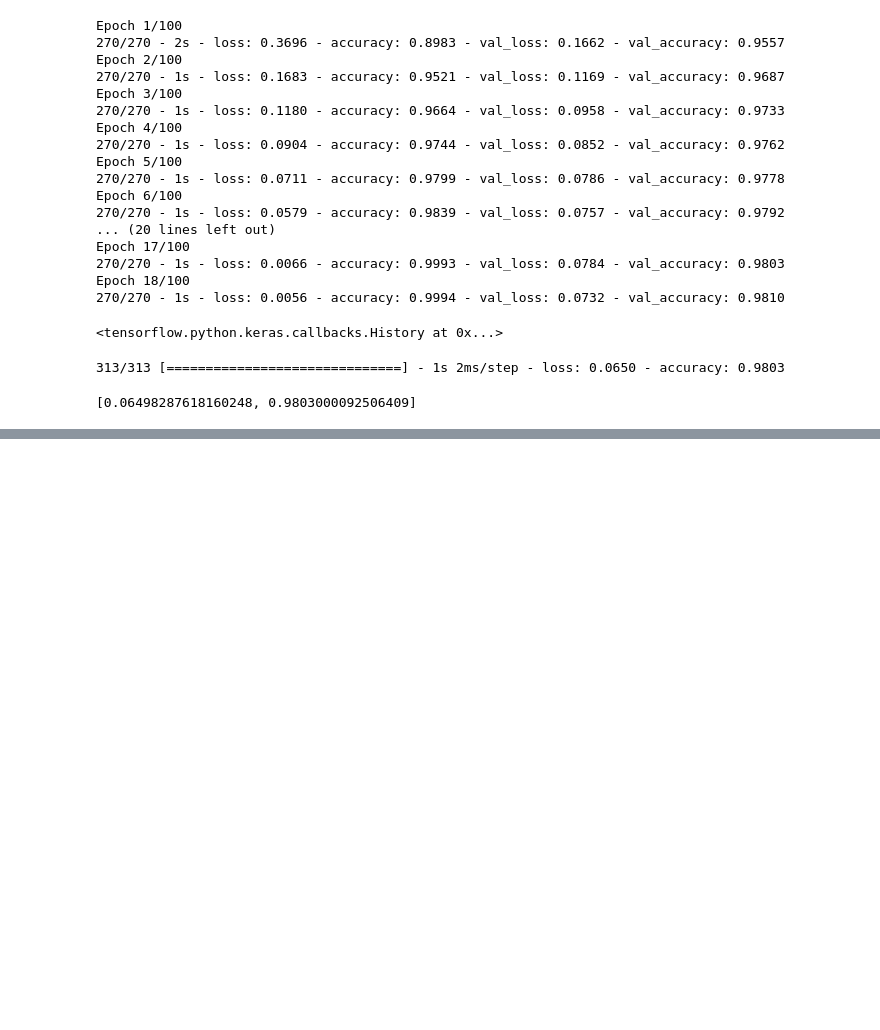
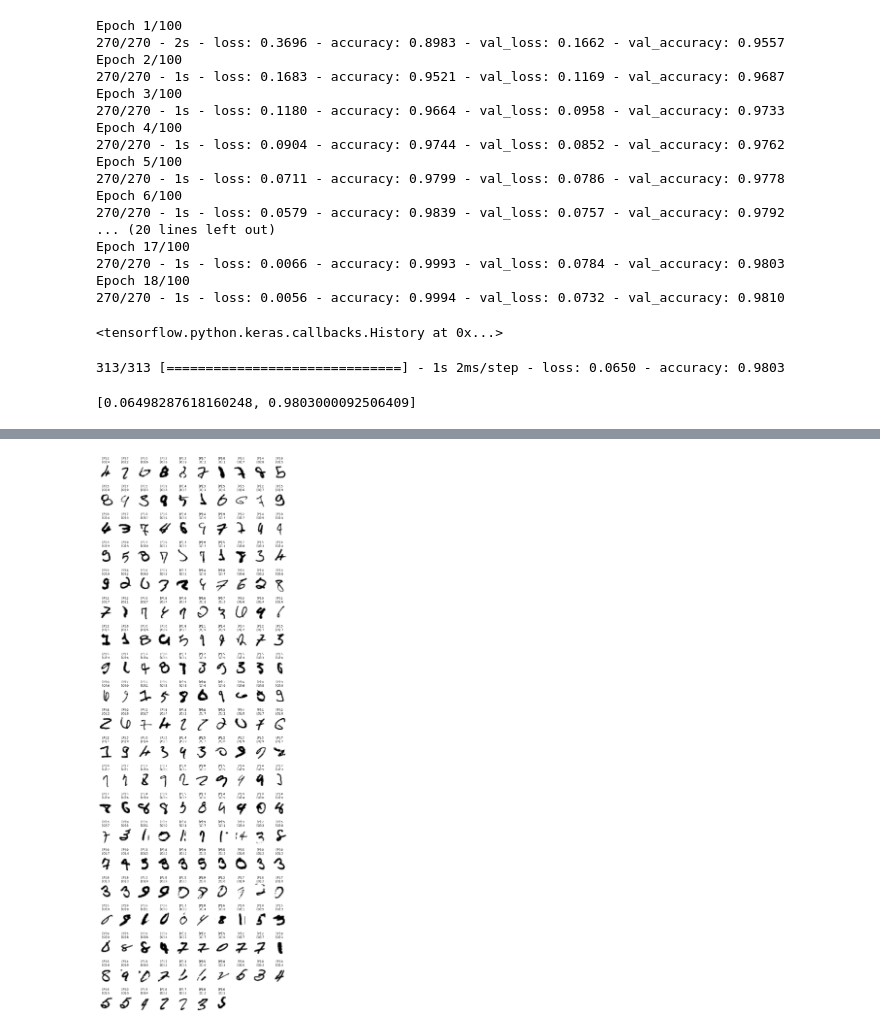
Before and after one commit to emmayeh-0211/2021AI_dl, a Jupyter notebook: mlp.ipynb, the cells around one changed output, grey strips where cells are left out. Drawn from its saved outputs; the diff is of its cells as text; code cells hidden in the pictures; blank space fills up the shorter version.

```diff
--- a/mlp.ipynb
+++ b/mlp.ipynb
@@ -175,3 +176,15 @@ model.evaluate(x_test_norm, y_test_cat)
 # %% [output]
 313/313 [==============================] - 1s 2ms/step - loss: 0.0650 - accuracy: 0.9803
 [0.06498287618160248, 0.9803000092506409]
+# %%
+from sklearn.metrics import confusion_matrix
+# predict_proba => predict
+# predict => predice_classes
+# 只要在tensorflow：就帶ont-hot encoding過後的值
+# 不在：帶原本的y_test
+model.predict(x_test_norm) # 預測的機率
+pre = model.predict_classes(x_test_norm) # 選出機率最高的
+mat = confusion_matrix(y_test, pre)
+pd.DataFrame(mat,
+             columns=["{}(預測)".format(i) for i in range(10)],
+             index=["{}(正確)".format(i) for i in range(10)],)
@@ -177,0 +203,18 @@ model.evaluate(x_test_norm, y_test_cat)
+# %%
+import numpy as np
+idx = np.nonzero(pre != y_test)[0] # 預測錯誤的index們
+false_pre = pre[idx] # 預測錯誤的，是預測成什麼
+false_label = y_test[idx] # 預測錯誤的正確值應該是什麼
+false_img = x_test[idx] # 被預測錯誤的圖片們
+
+plt.figure(figsize=(14, 42))
+width = 10
+height = len(idx) // width + 1
+for i in range(len(false_img)):
+    plt.subplot(height, width, i+1)
+    title = "[P]:{}\n[O]:{}".format(false_pre[i], false_label[i])
+    plt.title(title)
+    plt.axis("off")
+    plt.imshow(false_img[i], cmap='gray_r')
+# %% [output]
+[figure, added]
```
Also changed, not shown: parts of 3 cells of this notebook.
